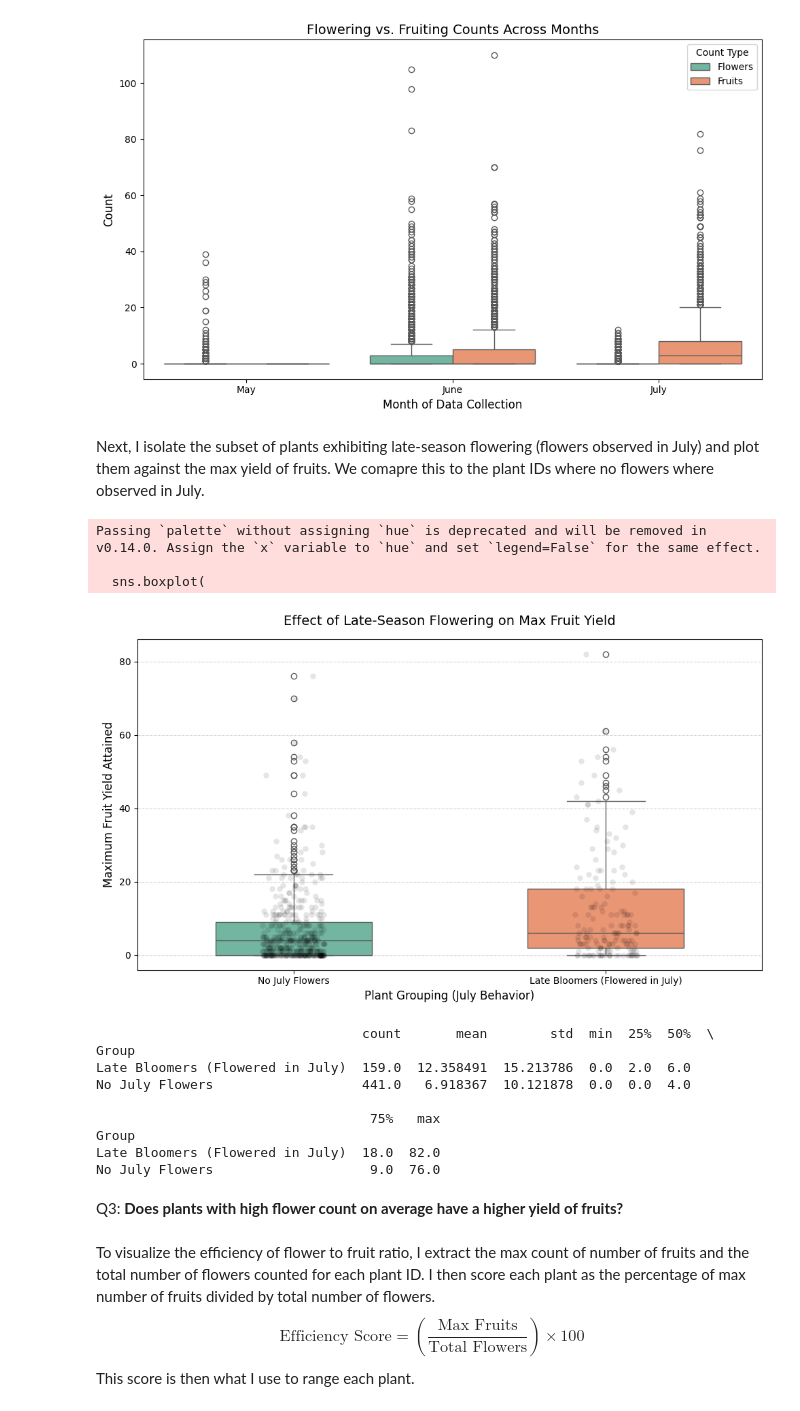
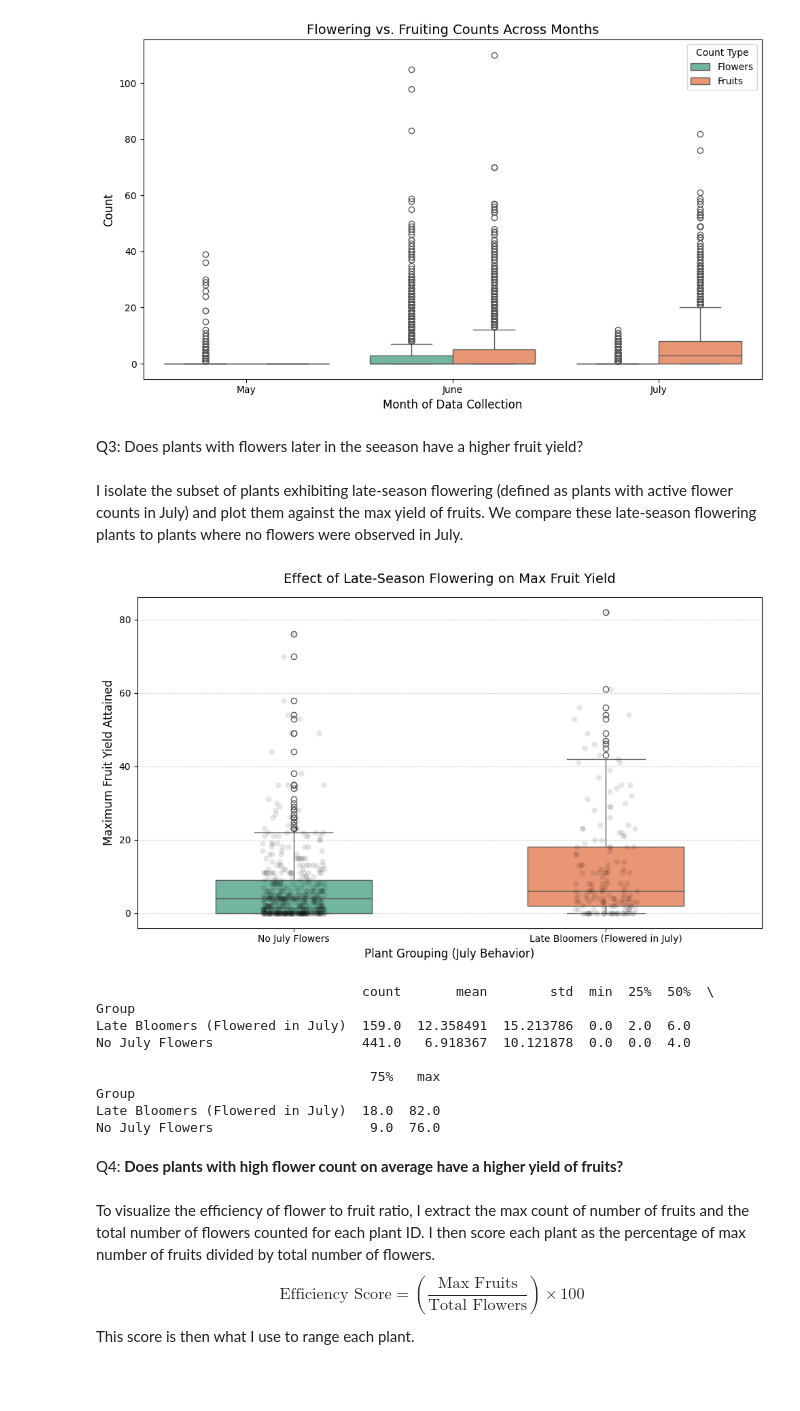
Before and after one commit to jenny-pom/intensive-survey-2025, a Jupyter notebook: notebooks/flower-fruit-analysis.ipynb, the cells around one changed output. Saved outputs shown, nothing was run; the diff lists cells and outputs as text; code cells hidden in the pictures; blank space fills up the shorter version.

```diff
--- a/notebooks/flower-fruit-analysis.ipynb
+++ b/notebooks/flower-fruit-analysis.ipynb
@@ -125,8 +126,12 @@ plt.savefig('../results/flower_fruit_boxplot_aggregate.png', dpi=300)
 plt.show()
 # %% [output]
 [figure]
+# %% [markdown]
+Q3: Does plants with flowers later in the seeason have a higher fruit yield?
 # %% [markdown]
-Next, I isolate the subset of plants exhibiting late-season flowering (flowers observed in July) and plot them against the max yield of fruits. We comapre this to the plant IDs where no flowers where observed in July.
+ I isolate the subset of plants exhibiting late-season flowering
+(defined as plants with active flower counts in July) and plot them against the max yield of fruits.
+We compare these late-season flowering plants to plants where no flowers were observed in July.
 # %%
 # Isolate July data to identify the plant groups
 july_data = df[df.index.month == 7]
@@ -163,49 +168,48 @@ sns.boxplot(
     data=comparison_df,
     x='Group',
     y='Estim.Fruits.Nr',
+    hue='Group',
     palette=['#66c2a5', '#fc8d62'],
-    width=0.5
+    width=0.5,
+    legend=False
 )
 
 # Add individual plant dots over the boxplot so you can see every single plant ID's position
 sns.stripplot(
     data=comparison_df,
     x='Group',
     y='Estim.Fruits.Nr',
     color='black',
     alpha=0.1,
     size=6,
     jitter=0.1
 )
 
 plt.title('Effect of Late-Season Flowering on Max Fruit Yield', fontsize=14, pad=15)
 plt.xlabel('Plant Grouping (July Behavior)', fontsize=12)
 plt.ylabel('Maximum Fruit Yield Attained', fontsize=12)
 plt.grid(axis='y', linestyle='--', alpha=0.5)
 
 plt.tight_layout()
 plt.savefig('../results/effect_on_late_season_flowering.png', dpi=300)
 
 plt.show()
 
 # Print out quick summary statistics
 print(comparison_df.groupby('Group')['Estim.Fruits.Nr'].describe())
 # %% [output]
+[figure, new version]
-Passing `palette` without assigning `hue` is deprecated and will be removed in v0.14.0. Assign the `x` variable to `hue` and set `legend=False` for the same effect.
+                                  count       mean        std  min  25%  50%  \
+Group
+Late Bloomers (Flowered in July)  159.0  12.358491  15.213786  0.0  2.0  6.0
+No July Flowers                   441.0   6.918367  10.121878  0.0  0.0  4.0
 
-  sns.boxplot(
+                                   75%   max
+Group
+Late Bloomers (Flowered in July)  18.0  82.0
+No July Flowers                    9.0  76.0
-[figure, old version]
-                                  count       mean        std  min  25%  50%  \
-Group
-Late Bloomers (Flowered in July)  159.0  12.358491  15.213786  0.0  2.0  6.0
-No July Flowers                   441.0   6.918367  10.121878  0.0  0.0  4.0
-
-                                   75%   max
-Group
-Late Bloomers (Flowered in July)  18.0  82.0
-No July Flowers                    9.0  76.0
 # %% [markdown]
-Q3: **Does plants with high flower count on average have a higher yield of fruits?**
+Q4: **Does plants with high flower count on average have a higher yield of fruits?**
 # %% [markdown]
 To visualize the efficiency of flower to fruit ratio, I extract the max count of number of fruits and the total number of flowers counted for each plant ID. I then score each plant as the percentage of max number of fruits divided by total number of flowers.
 $$\text{Efficiency Score} = \left( \frac{\text{Max Fruits}}{\text{Total Flowers}} \right) \times 100$$
```
Also changed, not shown: parts of 3 cells of this notebook.
